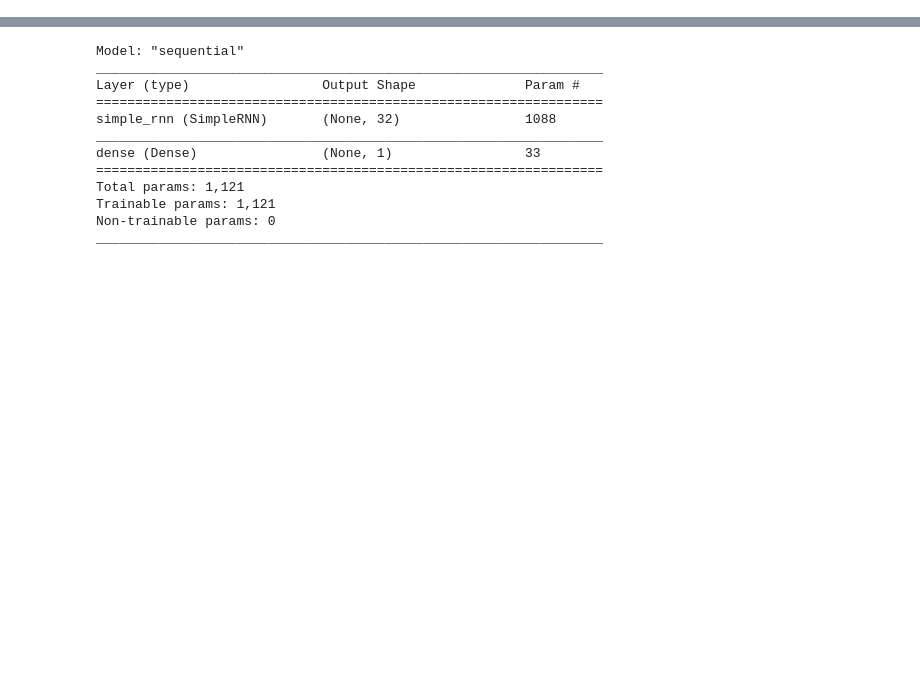
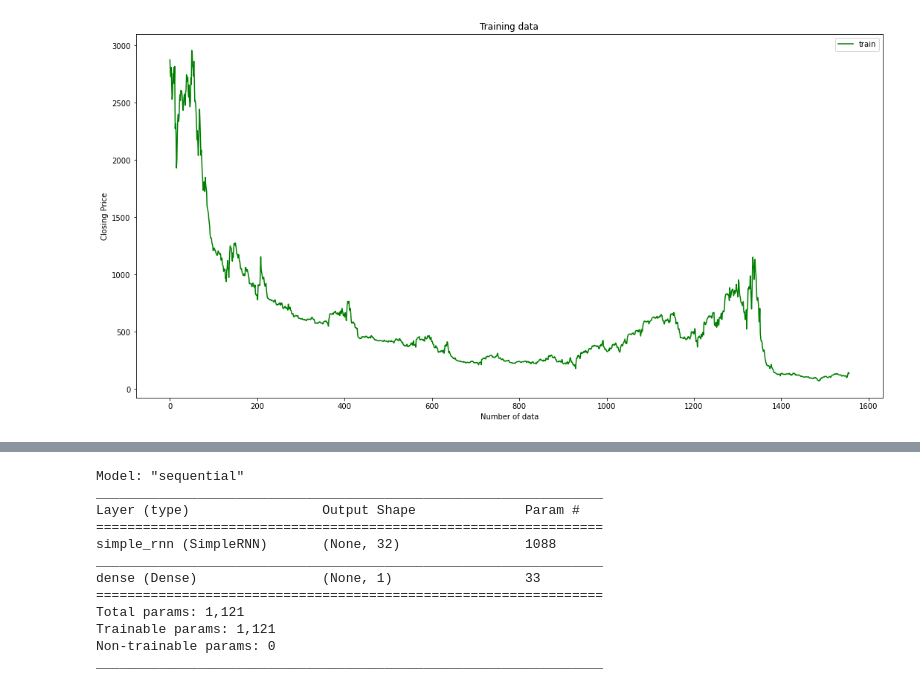
Before and after one commit to georgeob/Rusnak_NS2021, a Jupyter notebook: Rusnak_NS2021.ipynb, the cells around one changed output, grey strips where cells are left out. Drawn from its saved outputs; the diff is of its cells as text; code cells hidden in the pictures; blank space fills up the shorter version.

```diff
--- a/Rusnak_NS2021.ipynb
+++ b/Rusnak_NS2021.ipynb
@@ -15,0 +27,11 @@ test = pd.read_csv("bitcoin_price_1week_Test - Test.csv")
+# %%
+#Vizualizacia trenovacieho datasetu
+plt.figure(figsize = (18,9))
+plt.plot(train["Close"],'green', label='train')
+plt.xlabel('Number of data')
+plt.ylabel("Closing Price")
+plt.legend()
+plt.title("Training data")
+plt.show()
+# %% [output]
+[figure, added]
```
Also changed, not shown: parts of 21 cells of this notebook, 1 other file.
